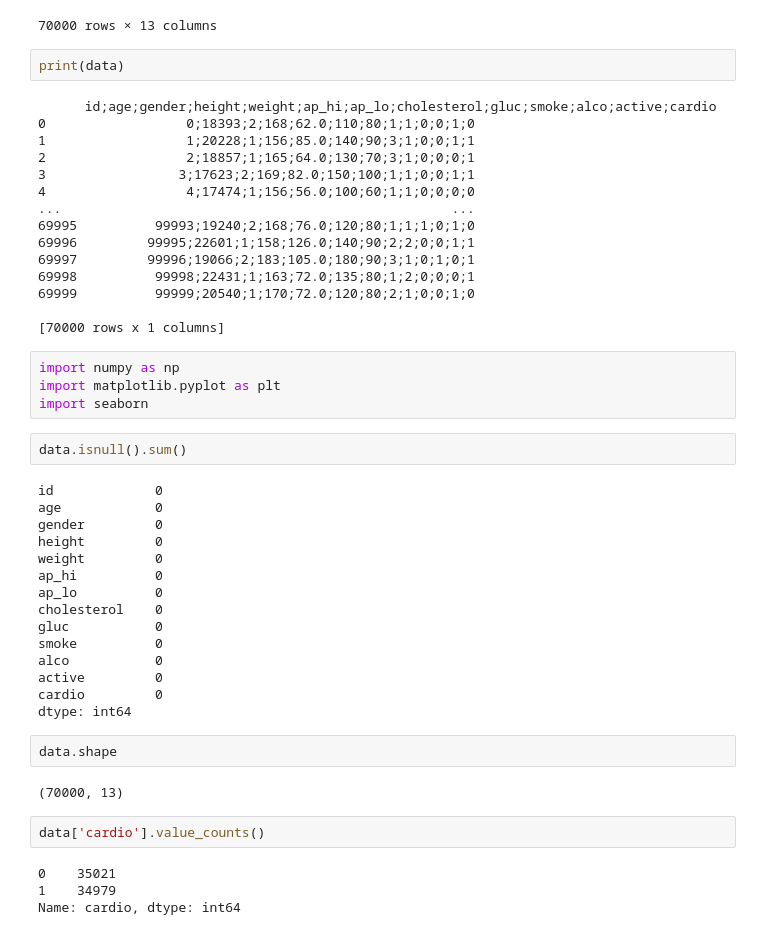
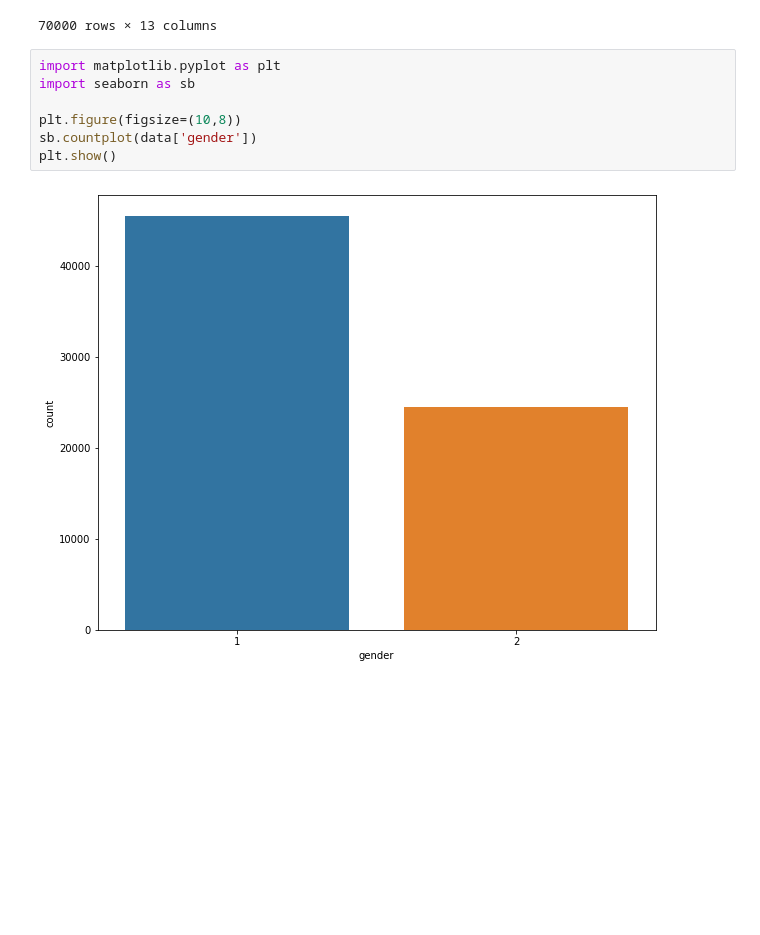
Before and after one commit to Prattoypaul/myml, a Jupyter notebook: projectHeart.ipynb, the cells around one changed output. Cells and saved outputs as stored; diff of their text form; blank space fills up the shorter version.

```diff
--- a/projectHeart.ipynb
+++ b/projectHeart.ipynb
@@ -25,52 +26,13 @@ data
 | 69998 | 99998 | 22431 | 1 | 163 | 72.0 | 135 | 80 | 1 | 2 | 0 | 0 | ... |
 | 69999 | 99999 | 20540 | 1 | 170 | 72.0 | 120 | 80 | 2 | 1 | 0 | 0 | ... |
 70000 rows × 13 columns
-# %%
-print(data)
-# %% [output]
-      id;age;gender;height;weight;ap_hi;ap_lo;cholesterol;gluc;smoke;alco;active;cardio
-0                  0;18393;2;168;62.0;110;80;1;1;0;0;1;0
-1                  1;20228;1;156;85.0;140;90;3;1;0;0;1;1
-2                  2;18857;1;165;64.0;130;70;3;1;0;0;0;1
-3                 3;17623;2;169;82.0;150;100;1;1;0;0;1;1
-4                  4;17474;1;156;56.0;100;60;1;1;0;0;0;0
-...                                                  ...
-69995          99993;19240;2;168;76.0;120;80;1;1;1;0;1;0
-69996         99995;22601;1;158;126.0;140;90;2;2;0;0;1;1
-69997         99996;19066;2;183;105.0;180;90;3;1;0;1;0;1
-69998          99998;22431;1;163;72.0;135;80;1;2;0;0;0;1
-69999          99999;20540;1;170;72.0;120;80;2;1;0;0;1;0
-
-[70000 rows x 1 columns]
 # %%
-import numpy as np
 import matplotlib.pyplot as plt
-import seaborn
+import seaborn as sb
+
+plt.figure(figsize=(10,8))
+sb.countplot(data['gender'])
+plt.show()
+# %% [output]
+[figure, added]
-# %%
-data.isnull().sum()
-# %% [output]
-id             0
-age            0
-gender         0
-height         0
-weight         0
-ap_hi          0
-ap_lo          0
-cholesterol    0
-gluc           0
-smoke          0
-alco           0
-active         0
-cardio         0
-dtype: int64
-# %%
-data.shape
-# %% [output]
-(70000, 13)
-# %%
-data['cardio'].value_counts()
-# %% [output]
-0    35021
-1    34979
-Name: cardio, dtype: int64
 # %%
```
Also changed, not shown: parts of 28 cells of this notebook.
